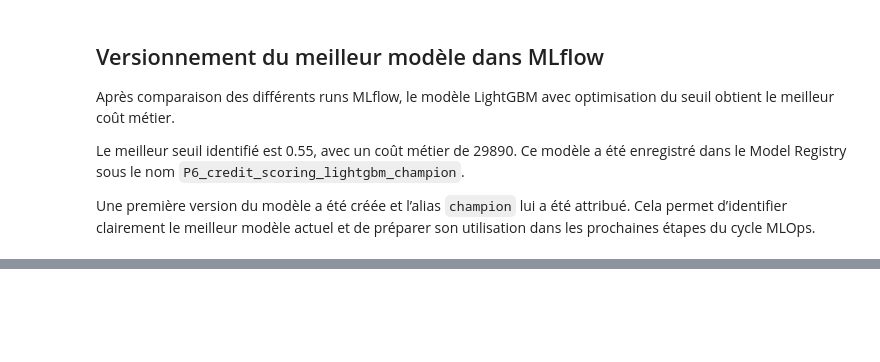
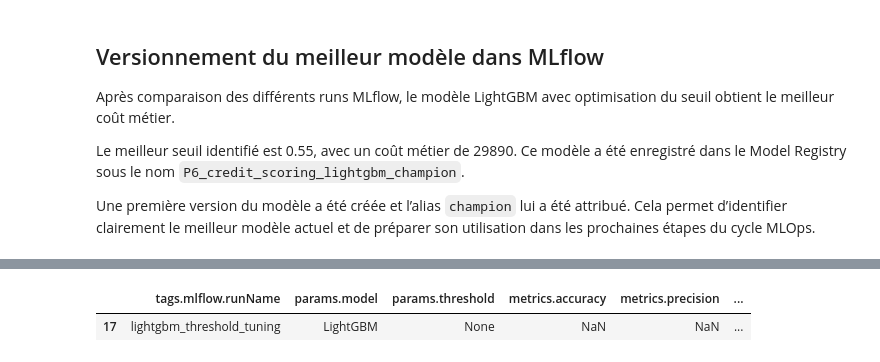
Before and after one commit to VincentDesmouceaux/P6_MLOps_credit_scoring, a Jupyter notebook: notebooks/03_modelisation_mlflow.ipynb, the cells around one changed output, grey strips where cells are left out. Drawn from its saved outputs; the diff is of its cells as text; code cells hidden in the pictures; blank space fills up the shorter version.

```diff
--- a/notebooks/03_modelisation_mlflow.ipynb
+++ b/notebooks/03_modelisation_mlflow.ipynb
@@ -158,0 +245,10 @@ Une première version du modèle a été créée et l’alias `champion` lui a
+# %%
+runs_comparison[
+    runs_comparison["metrics.best_business_cost"].notna()
+].sort_values(
+    by="metrics.best_business_cost",
+    ascending=True,
+)
+# %% [output]
+|  | tags.mlflow.runName | params.model | params.threshold | metrics.accuracy | metrics.precision | ... |
+| 17 | lightgbm_threshold_tuning | LightGBM | None | NaN | NaN | ... |
```
Also changed, not shown: parts of 6 cells of this notebook.
